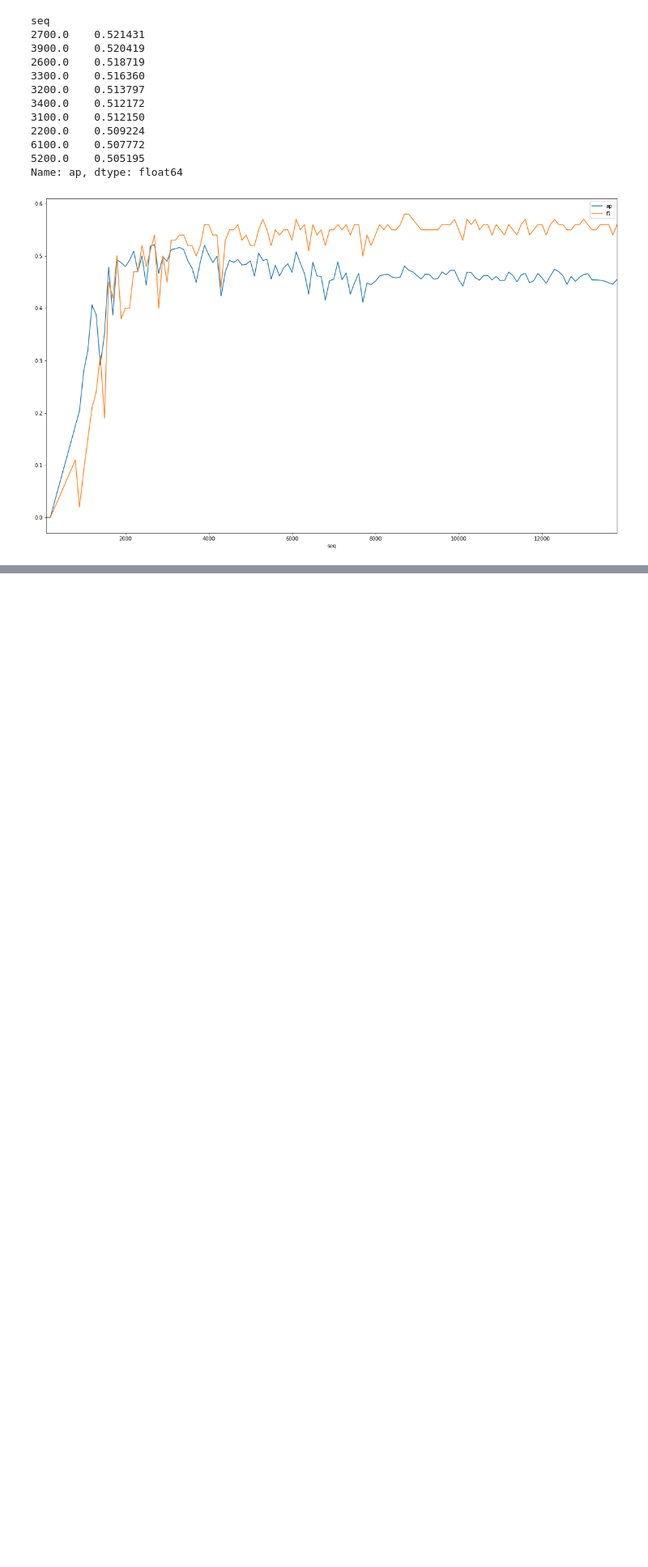
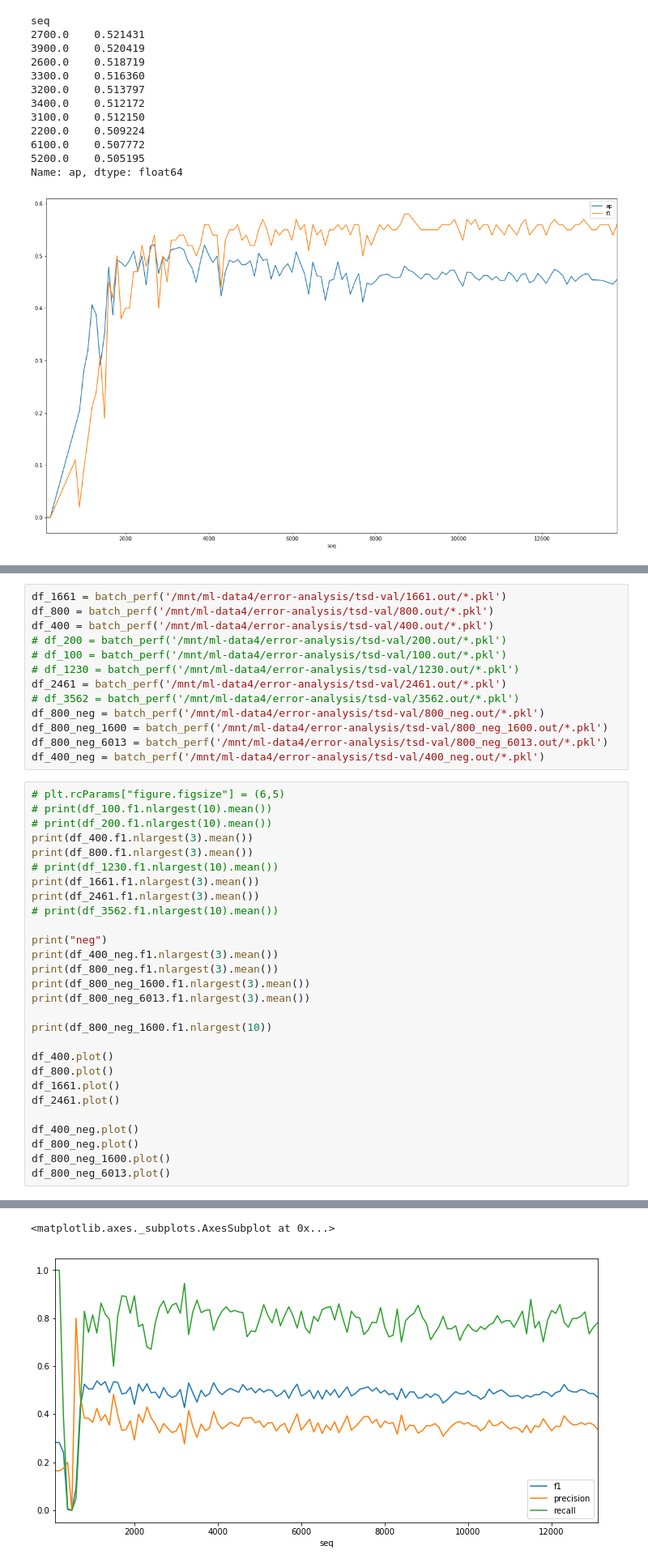
Before and after one commit to test-v1/notebooks-1, a Jupyter notebook: yolo/high bias or high variance.ipynb, the cells around one changed output, grey strips where cells are left out. Shown at 81% size. Saved outputs shown, nothing was run; the diff lists cells and outputs as text; blank space fills up the shorter version.

```diff
--- a/yolo/high bias or high variance.ipynb
+++ b/yolo/high bias or high variance.ipynb
@@ -179,0 +207,42 @@ Name: ap, dtype: float64
+# %%
+df_1661 = batch_perf('/mnt/ml-data4/error-analysis/tsd-val/1661.out/*.pkl')
+df_800 = batch_perf('/mnt/ml-data4/error-analysis/tsd-val/800.out/*.pkl')
+df_400 = batch_perf('/mnt/ml-data4/error-analysis/tsd-val/400.out/*.pkl')
+# df_200 = batch_perf('/mnt/ml-data4/error-analysis/tsd-val/200.out/*.pkl')
+# df_100 = batch_perf('/mnt/ml-data4/error-analysis/tsd-val/100.out/*.pkl')
+# df_1230 = batch_perf('/mnt/ml-data4/error-analysis/tsd-val/1230.out/*.pkl')
+df_2461 = batch_perf('/mnt/ml-data4/error-analysis/tsd-val/2461.out/*.pkl')
+# df_3562 = batch_perf('/mnt/ml-data4/error-analysis/tsd-val/3562.out/*.pkl')
+df_800_neg = batch_perf('/mnt/ml-data4/error-analysis/tsd-val/800_neg.out/*.pkl')
+df_800_neg_1600 = batch_perf('/mnt/ml-data4/error-analysis/tsd-val/800_neg_1600.out/*.pkl')
+df_800_neg_6013 = batch_perf('/mnt/ml-data4/error-analysis/tsd-val/800_neg_6013.out/*.pkl')
+df_400_neg = batch_perf('/mnt/ml-data4/error-analysis/tsd-val/400_neg.out/*.pkl')
+# %%
+# plt.rcParams["figure.figsize"] = (6,5)
+# print(df_100.f1.nlargest(10).mean())
+# print(df_200.f1.nlargest(10).mean())
+print(df_400.f1.nlargest(3).mean())
+print(df_800.f1.nlargest(3).mean())
+# print(df_1230.f1.nlargest(10).mean())
+print(df_1661.f1.nlargest(3).mean())
+print(df_2461.f1.nlargest(3).mean())
+# print(df_3562.f1.nlargest(10).mean())
+
+print("neg")
+print(df_400_neg.f1.nlargest(3).mean())
+print(df_800_neg.f1.nlargest(3).mean())
+print(df_800_neg_1600.f1.nlargest(3).mean())
+print(df_800_neg_6013.f1.nlargest(3).mean())
+
+print(df_800_neg_1600.f1.nlargest(10))
+
+df_400.plot()
+df_800.plot()
+df_1661.plot()
+df_2461.plot()
+
+df_400_neg.plot()
+df_800_neg.plot()
+df_800_neg_1600.plot()
+df_800_neg_6013.plot()
+# %% [output]
@@ -179,0 +266,2 @@ Name: ap, dtype: float64
+<matplotlib.axes._subplots.AxesSubplot at 0x...>
+[figure, added]
```
Also changed, not shown: parts of 6 cells of this notebook.
